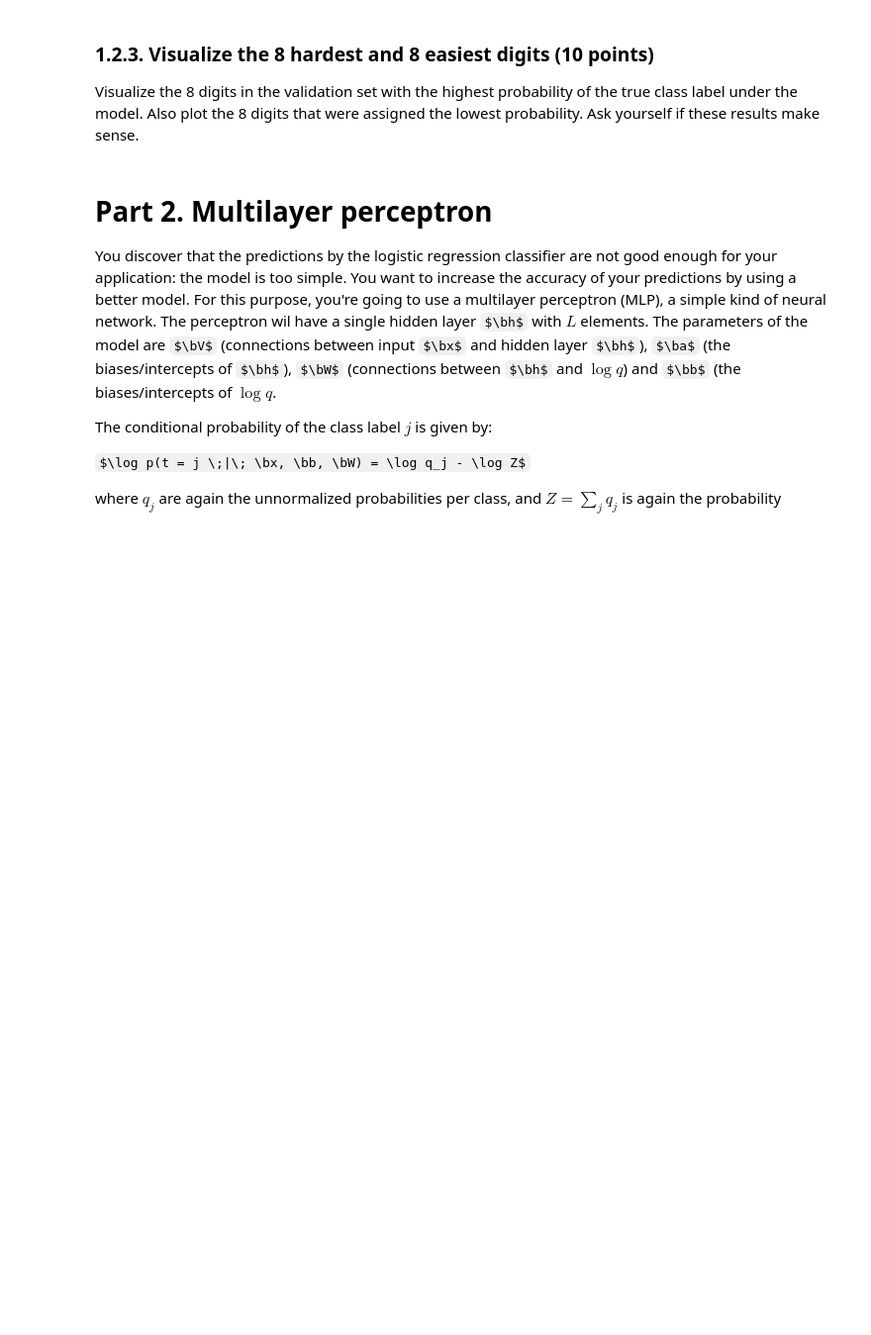
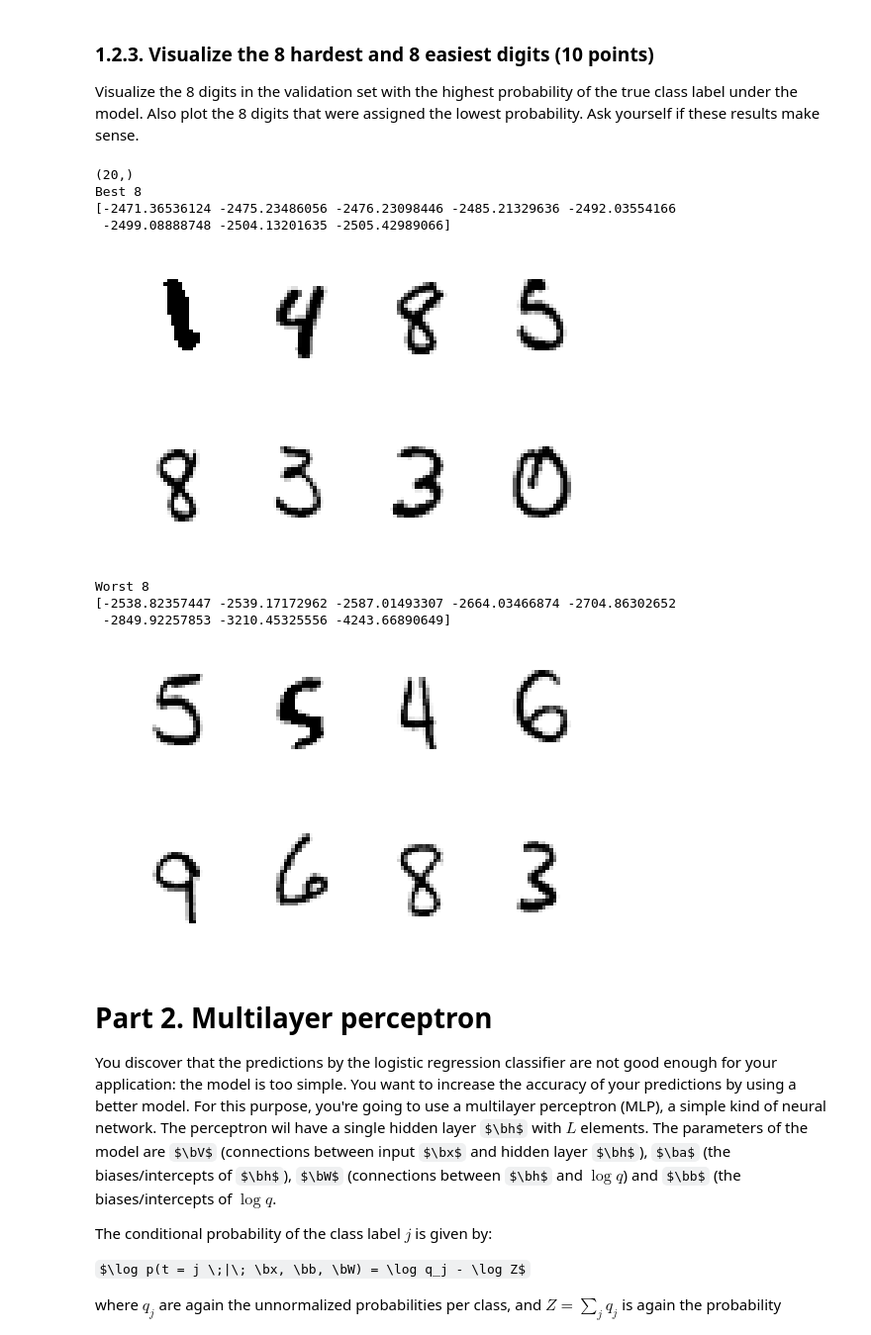
Before and after one commit to Vasileios-Charatsidis/machine_learning_1_labs, a Jupyter notebook: hw2/dana.ipynb, the cells around one changed output. Shown at 99% size. Drawn from its saved outputs; the diff is of its cells as text; code cells hidden in the pictures; some formulas as TeX source; blank space fills up the shorter version.

Commit message:
more nn, best/worst 8 digits

```diff
--- a/hw2/dana.ipynb
+++ b/hw2/dana.ipynb
@@ -390,6 +386,29 @@ plot_digits(W_optima.T, numcols=5)
 Visualize the 8 digits in the validation set with the highest probability of the true class label under the model.
 Also plot the 8 digits that were assigned the lowest probability.
 Ask yourself if these results make sense.
+# %%
+print lp_val.shape
+sorted_idx = np.argsort(-lp_val) # inverted as its log-p
+best_8 = x_valid[sorted_idx[:8]]
+worst_8 = x_valid[sorted_idx[-8:]]
+
+print 'Best 8'
+print lp_val[sorted_idx[:8]]
+plot_digits(best_8, numcols=4)
+
+print 'Worst 8'
+print lp_val[sorted_idx[-8:]]
+plot_digits(worst_8, numcols=4)
+# %% [output]
+(20,)
+Best 8
+[-2471.36536124 -2475.23486056 -2476.23098446 -2485.21329636 -2492.03554166
+ -2499.08888748 -2504.13201635 -2505.42989066]
+[figure, added]
+Worst 8
+[-2538.82357447 -2539.17172962 -2587.01493307 -2664.03466874 -2704.86302652
+ -2849.92257853 -3210.45325556 -4243.66890649]
+[figure, added]
 # %% [markdown]
 # Part 2. Multilayer perceptron
 
```
Also changed, not shown: parts of 5 cells of this notebook.
